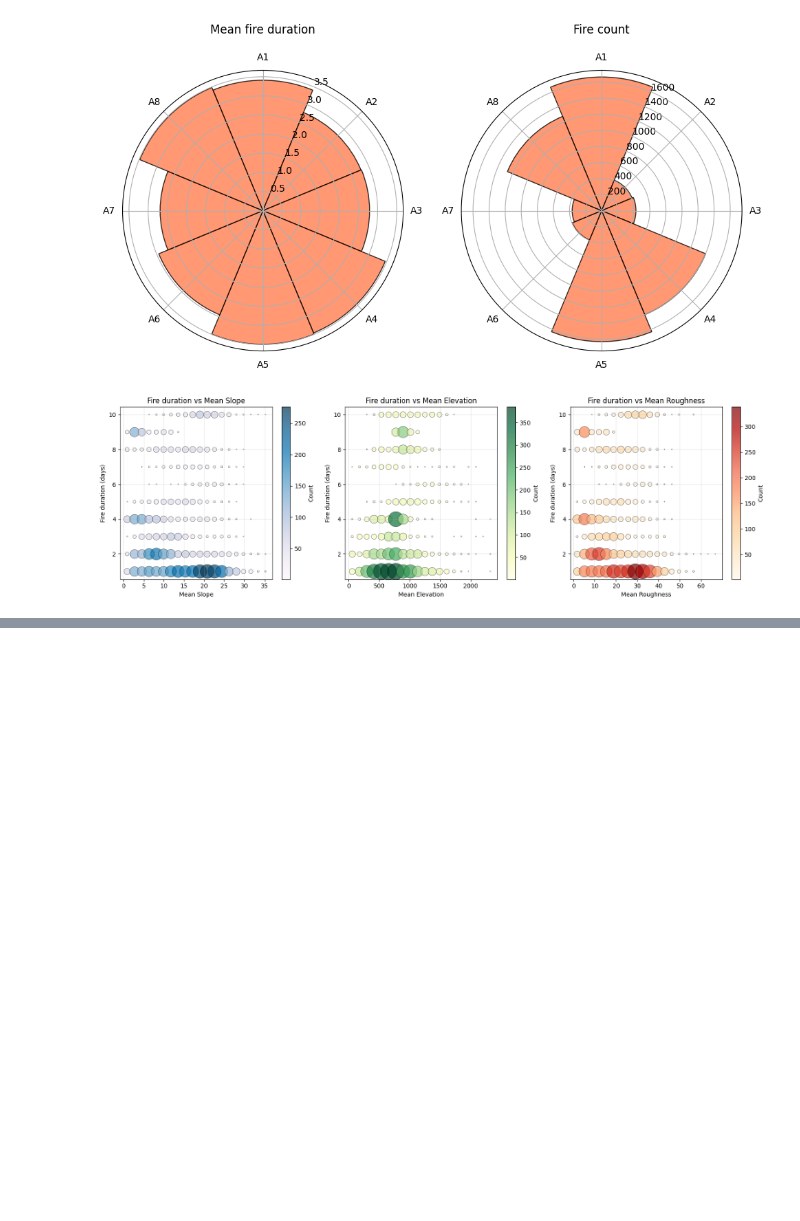
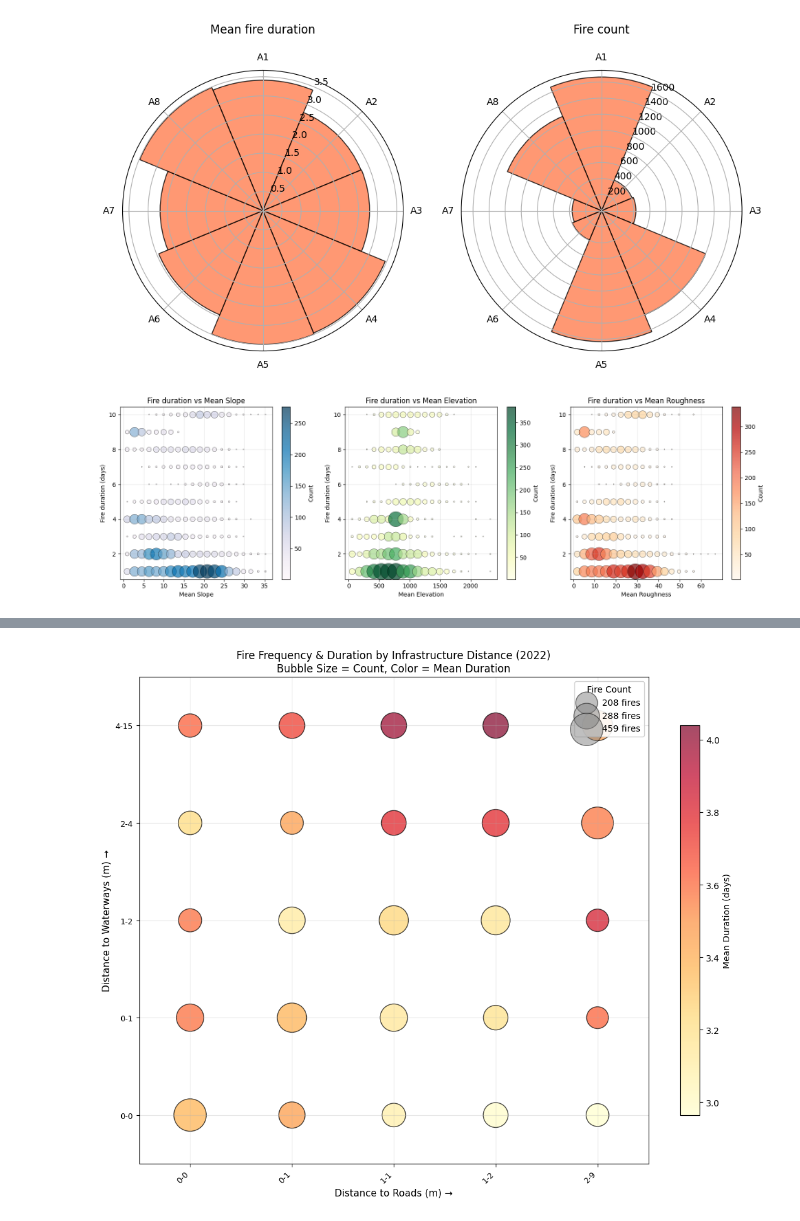
Before and after one commit to EstherRH00/IberFire, a Jupyter notebook: Part 2.ipynb, the cells around one changed output, grey strips where cells are left out. Drawn from its saved outputs; the diff is of its cells as text; code cells hidden in the pictures; blank space fills up the shorter version.

```diff
--- a/Part 2.ipynb
+++ b/Part 2.ipynb
@@ -468,0 +757,83 @@ plt.show()
+# %%
+# ============================================================
+# VISUALIZATION 3: Bubble Matrix (FIXED with range labels)
+# ============================================================
+plt.close('all')
+
+n_bins = 5
+
+# Create bins and capture the actual ranges
+df_fires["roads_bin"], roads_edges = pd.qcut(
+    df_fires["dist_roads_mean"],
+    q=n_bins,
+    labels=False,
+    retbins=True,
+    duplicates="drop"
+)
+
+df_fires["water_bin"], water_edges = pd.qcut(
+    df_fires["dist_water_mean"],
+    q=n_bins,
+    labels=False,
+    retbins=True,
+    duplicates="drop"
+)
+
+# Create labels with actual ranges
+roads_labels = [f"{roads_edges[i]:.0f}-{roads_edges[i+1]:.0f}"
+                for i in range(len(roads_edges)-1)]
+water_labels = [f"{water_edges[i]:.0f}-{water_edges[i+1]:.0f}"
+                for i in range(len(water_edges)-1)]
+
+# Aggregate
+bubble_data = df_fires.groupby(["roads_bin", "water_bin"], observed=True).agg(
+    count=("duration", "count"),
+    mean_duration=("duration", "mean")
+).reset_index()
+
+fig, ax = plt.subplots(figsize=(11, 9))
+
+scatter = ax.scatter(
+    bubble_data["roads_bin"],
+    bubble_data["water_bin"],
+    s=bubble_data["count"] * 3,
+    c=bubble_data["mean_duration"],
+    cmap="YlOrRd",
+    alpha=0.7,
+    edgecolors="black",
+    linewidths=1
+)
+
+# Set ticks with actual range labels
+ax.set_xticks(range(len(roads_labels)))
+ax.set_xticklabels(roads_labels, rotation=45, ha="right", fontsize=9)
+ax.set_yticks(range(len(water_labels)))
+ax.set_yticklabels(water_labels, fontsize=9)
+
+ax.set_xlabel("Distance to Roads (m) →", fontsize=11)
+ax.set_ylabel("Distance to Waterways (m) →", fontsize=11)
+ax.set_title("Fire Frequency & Duration by Infrastructure Distance (2022)\n"
+             "Bubble Size = Count, Color = Mean Duration", fontsize=12)
+
+ax.set_xlim(-0.5, len(roads_labels) - 0.5)
+ax.set_ylim(-0.5, len(water_labels) - 0.5)
+ax.grid(True, alpha=0.3)
+
+cbar = plt.colorbar(scatter, ax=ax, shrink=0.8)
+cbar.set_label("Mean Duration (days)")
+
+# Legend for bubble size
+sizes_for_legend = [
+    bubble_data["count"].min(),
+    bubble_data["count"].median(),
+    bubble_data["count"].max()
+]
+for size in sizes_for_legend:
+    ax.scatter([], [], s=size*3, c="gray", alpha=0.5,
+               edgecolors="black", label=f"{int(size)} fires")
+ax.legend(title="Fire Count", loc="upper right", framealpha=0.9)
+
+plt.tight_layout()
+plt.show()
+# %% [output]
+[figure, added]
```
Also changed, not shown: parts of 18 cells of this notebook.
